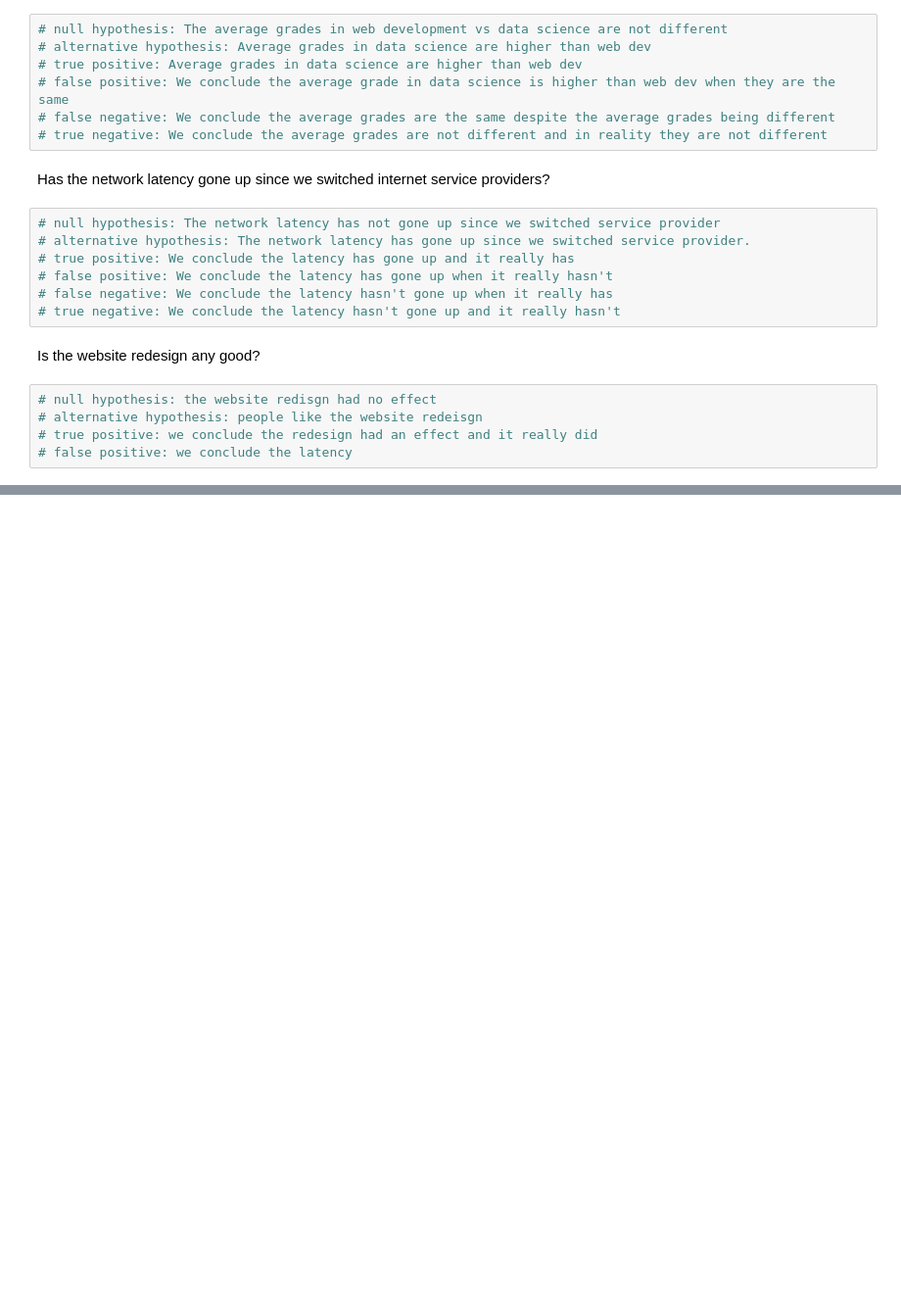
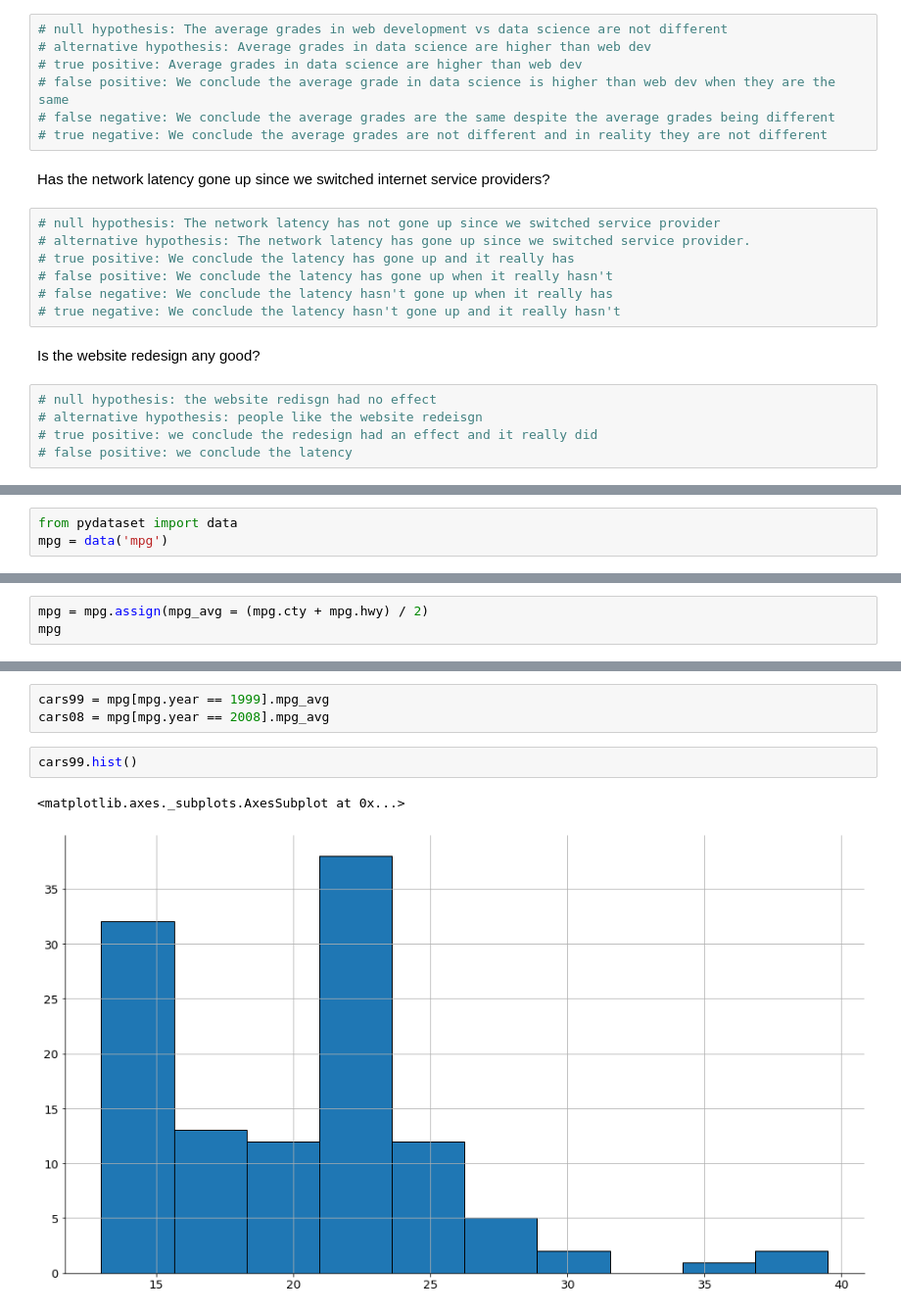
Before and after one commit to Matthew-Mays/statistics-exercises, a Jupyter notebook: hypothesis_testing.ipynb, the cells around one changed output, grey strips where cells are left out. Shown: that part at 98% size. Cells and saved outputs as stored; diff of their text form; blank space fills up the shorter version.

```diff
--- a/hypothesis_testing.ipynb
+++ b/hypothesis_testing.ipynb
@@ -110,0 +113,3 @@ Is the website redesign any good?
+# %%
+from pydataset import data
+mpg = data('mpg')
@@ -110,0 +118,3 @@ Is the website redesign any good?
+# %%
+mpg = mpg.assign(mpg_avg = (mpg.cty + mpg.hwy) / 2)
+mpg
@@ -110,0 +135,8 @@ Is the website redesign any good?
+# %%
+cars99 = mpg[mpg.year == 1999].mpg_avg
+cars08 = mpg[mpg.year == 2008].mpg_avg
+# %%
+cars99.hist()
+# %% [output]
+<matplotlib.axes._subplots.AxesSubplot at 0x...>
+[figure, added]
```
Also changed, not shown: parts of 21 cells of this notebook.
